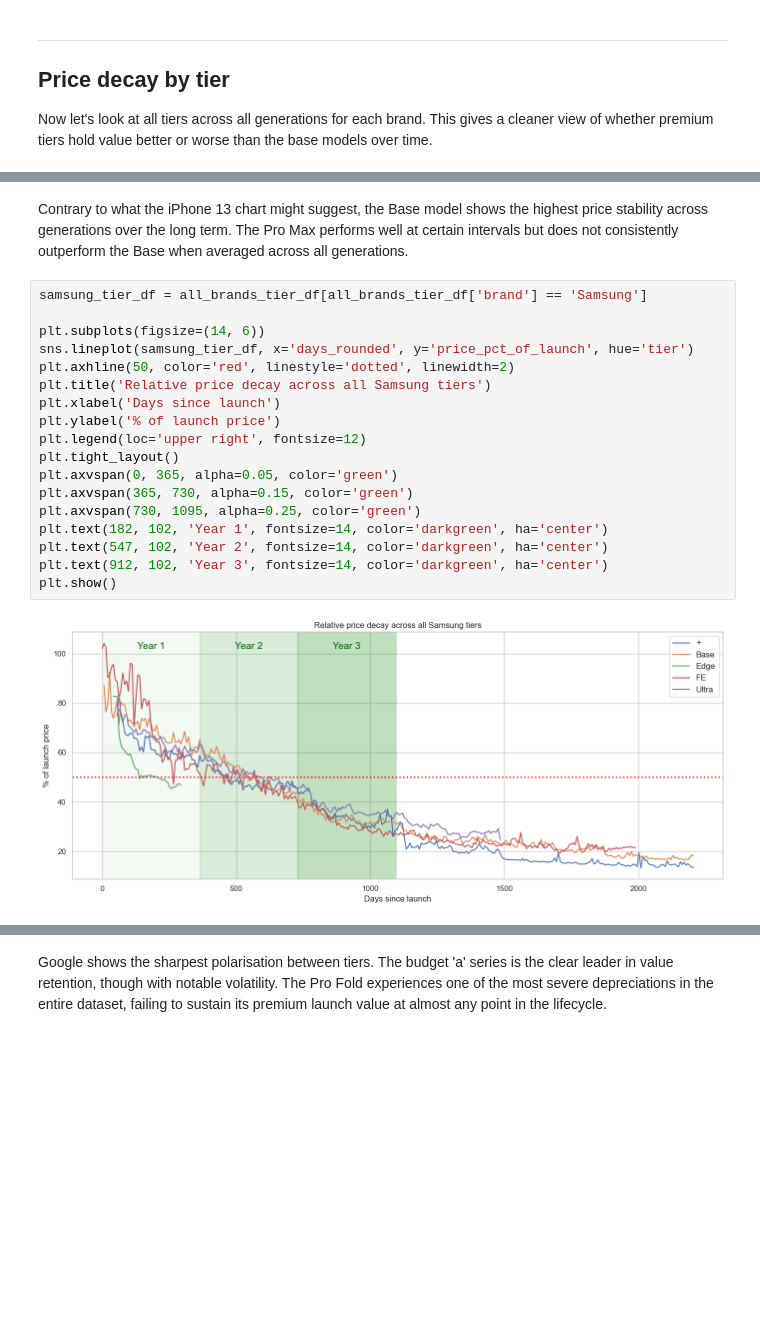
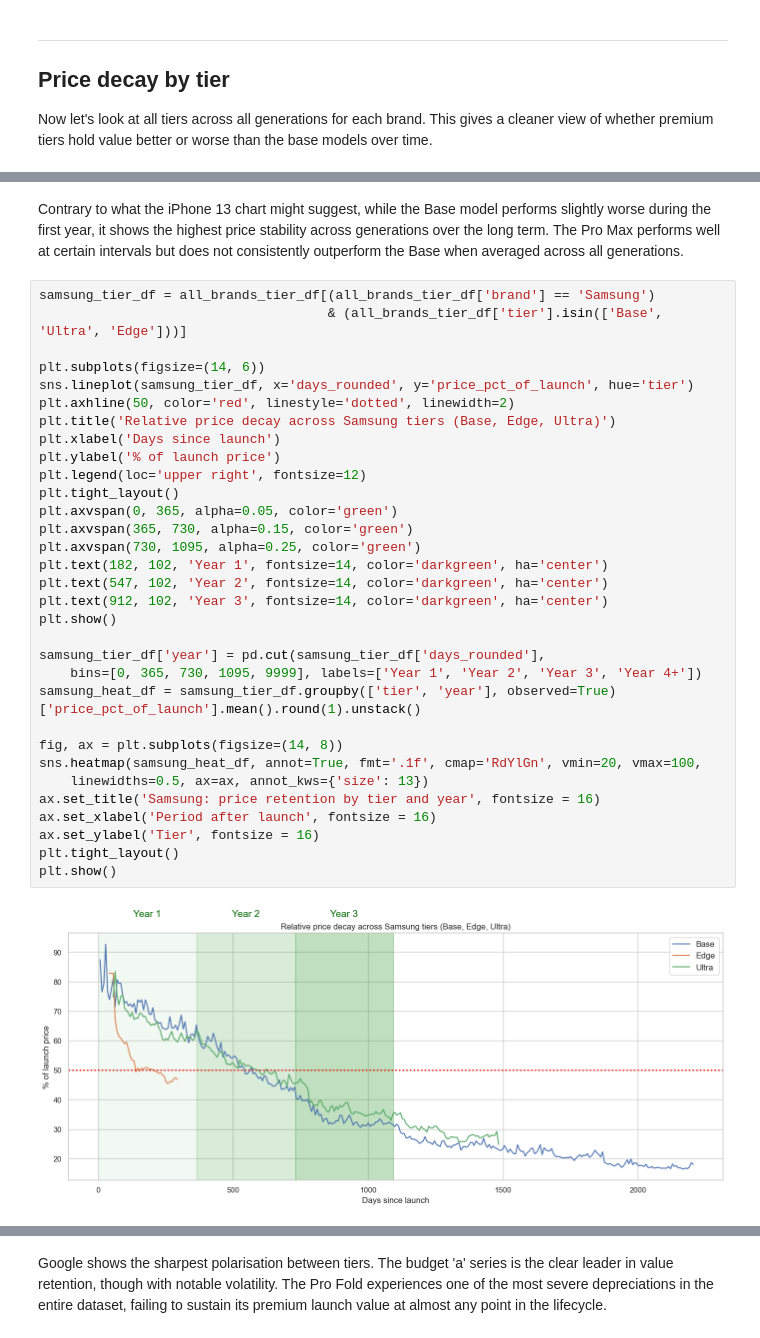
Before and after one commit to ady7ady7/python_agentic_learning, a Jupyter notebook: project1_phones_sales_analytics/notebooks/08_final_project_sns.ipynb, the cells around one changed output, grey strips where cells are left out. Saved outputs shown, nothing was run; the diff lists cells and outputs as text; blank space fills up the shorter version.

Commit message:
Week 7 Day 3: tier decay charts simplified, heatmaps added, pandas groupby practice started

```diff
--- a/project1_phones_sales_analytics/notebooks/08_final_project_sns.ipynb
+++ b/project1_phones_sales_analytics/notebooks/08_final_project_sns.ipynb
@@ -615,22 +623,36 @@ plt.show()
 # %% [markdown]
-Contrary to what the iPhone 13 chart might suggest, the Base model shows the highest price stability across generations over the long term. The Pro Max performs well at certain intervals but does not consistently outperform the Base when averaged across all generations.
+Contrary to what the iPhone 13 chart might suggest, while the Base model performs slightly worse during the first year, it shows the highest price stability across generations over the long term. The Pro Max performs well at certain intervals but does not consistently outperform the Base when averaged across all generations.
 # %%
-samsung_tier_df = all_brands_tier_df[all_brands_tier_df['brand'] == 'Samsung']
+samsung_tier_df = all_brands_tier_df[(all_brands_tier_df['brand'] == 'Samsung')
+                                     & (all_brands_tier_df['tier'].isin(['Base', 'Ultra', 'Edge']))]
 
 plt.subplots(figsize=(14, 6))
 sns.lineplot(samsung_tier_df, x='days_rounded', y='price_pct_of_launch', hue='tier')
 plt.axhline(50, color='red', linestyle='dotted', linewidth=2)
-plt.title('Relative price decay across all Samsung tiers')
+plt.title('Relative price decay across Samsung tiers (Base, Edge, Ultra)')
 plt.xlabel('Days since launch')
 plt.ylabel('% of launch price')
 plt.legend(loc='upper right', fontsize=12)
 plt.tight_layout()
 plt.axvspan(0, 365, alpha=0.05, color='green')
 plt.axvspan(365, 730, alpha=0.15, color='green')
 plt.axvspan(730, 1095, alpha=0.25, color='green')
 plt.text(182, 102, 'Year 1', fontsize=14, color='darkgreen', ha='center')
 plt.text(547, 102, 'Year 2', fontsize=14, color='darkgreen', ha='center')
 plt.text(912, 102, 'Year 3', fontsize=14, color='darkgreen', ha='center')
 plt.show()
+
+samsung_tier_df['year'] = pd.cut(samsung_tier_df['days_rounded'],
+    bins=[0, 365, 730, 1095, 9999], labels=['Year 1', 'Year 2', 'Year 3', 'Year 4+'])
+samsung_heat_df = samsung_tier_df.groupby(['tier', 'year'], observed=True)['price_pct_of_launch'].mean().round(1).unstack()
+
+fig, ax = plt.subplots(figsize=(14, 8))
+sns.heatmap(samsung_heat_df, annot=True, fmt='.1f', cmap='RdYlGn', vmin=20, vmax=100,
+    linewidths=0.5, ax=ax, annot_kws={'size': 13})
+ax.set_title('Samsung: price retention by tier and year', fontsize = 16)
+ax.set_xlabel('Period after launch', fontsize = 16)
+ax.set_ylabel('Tier', fontsize = 16)
+plt.tight_layout()
+plt.show()
 # %% [output]
-[figure, old version]
+[figure, new version]
```
Also changed, not shown: parts of 19 cells of this notebook, 3 other files.
